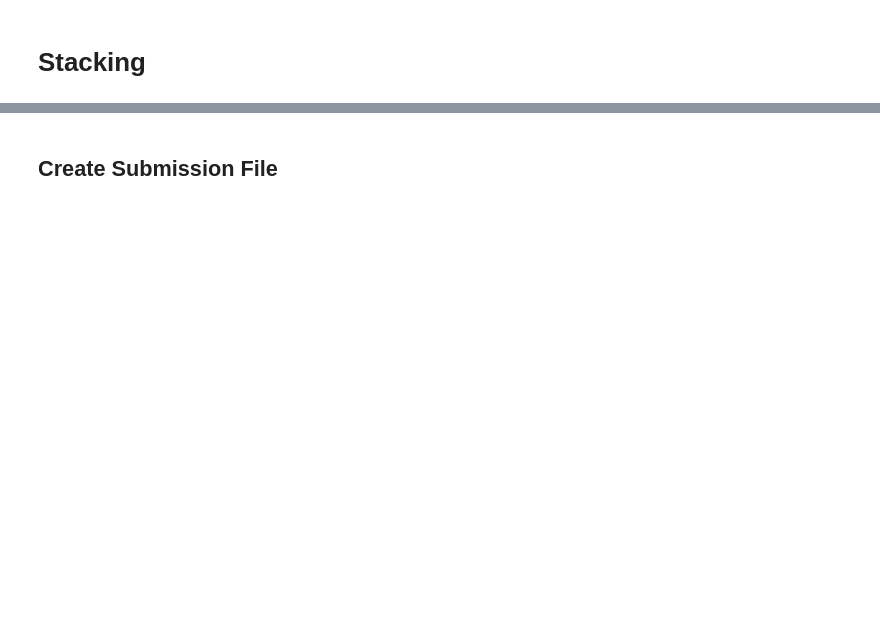
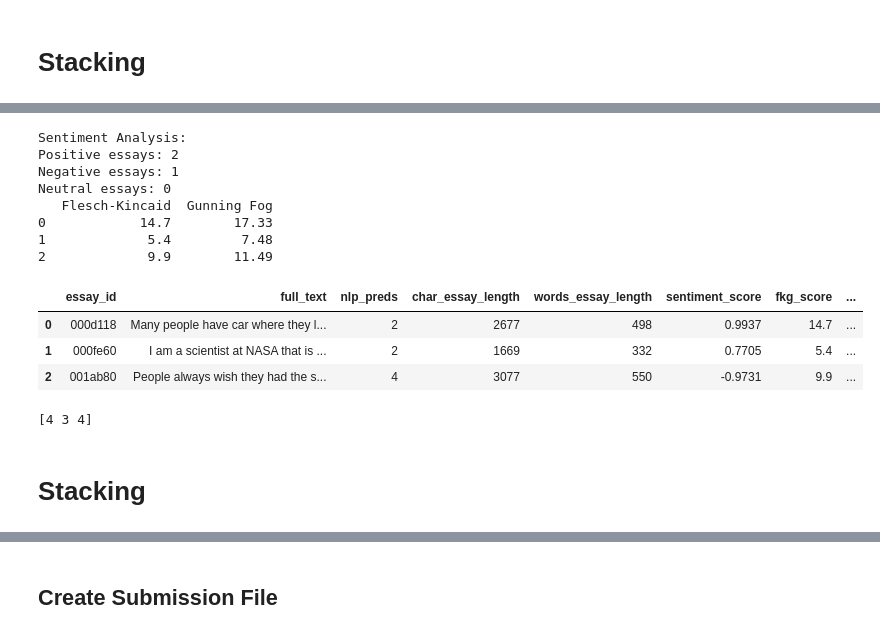
Before and after one commit to ramcav/AES-2.0-Essay-Score-Competition, a Jupyter notebook: aes-2-0-kerasnlp-starter.ipynb, the cells around one changed output, grey strips where cells are left out. Drawn from its saved outputs; the diff is of its cells as text; code cells hidden in the pictures; blank space fills up the shorter version.

```diff
--- a/aes-2-0-kerasnlp-starter.ipynb
+++ b/aes-2-0-kerasnlp-starter.ipynb
@@ -997,5 +951,2 @@ test_preds = np.sum((test_preds>0.5).astype(int), axis=-1).clip(1, 6)
 # %% [markdown]
 # Stacking
-# %%
-test_df["keras_preds"] = test_preds
-train_df["rf_preds"] = predictions
@@ -1001,0 +982,23 @@ train_df["rf_preds"] = predictions
+# %%
+calculate_essay_lengths(test_df, 'full_text')
+
+analyze_sentiment(test_df, 'full_text')
+
+test_readability_df = analyze_readability(test_df, 'full_text')
+test_df["fkg_score"] = test_readability_df["Flesch-Kincaid"]
+test_df["gf_score"] =test_readability_df["Gunning Fog"]
+
+test_df.head()
+# %% [output]
+Sentiment Analysis:
+Positive essays: 2
+Negative essays: 1
+Neutral essays: 0
+   Flesch-Kincaid  Gunning Fog
+0            14.7        17.33
+1             5.4         7.48
+2             9.9        11.49
+|  | essay_id | full_text | nlp_preds | char_essay_length | words_essay_length | sentiment_score | fkg_score | ... |
+| 0 | 000d118 | Many people have car where they l... | 2 | 2677 | 498 | 0.9937 | 14.7 | ... |
+| 1 | 000fe60 | I am a scientist at NASA that is ... | 2 | 1669 | 332 | 0.7705 | 5.4 | ... |
+| 2 | 001ab80 | People always wish they had the s... | 4 | 3077 | 550 | -0.9731 | 9.9 | ... |
@@ -1001,0 +1007,29 @@ train_df["rf_preds"] = predictions
+# %%
+# RANDOM FOREST META LEARNER: NEURAL NETWORK NLP STACKING + FEATURE ENGINEERING
+
+# Random Forest Classifier
+
+from sklearn.ensemble import RandomForestClassifier
+
+# Define the model
+model = RandomForestClassifier(n_estimators=100, random_state=CFG.seed)
+
+# Define the features and target
+features = final_train.drop(['score', 'essay_id', 'full_text', 'label'], axis=1)
+target = final_train['score']
+
+# Fit the model
+model.fit(features, target)
+
+# Get the feature importances
+feature_importances = model.feature_importances_
+
+# Test the model on the validation set
+test_features = test_df.drop(['essay_id', 'full_text'], axis=1)
+predictions = model.predict(test_features)
+
+print(predictions)
+# %% [output]
+[4 3 4]
+# %% [markdown]
+# Stacking
```
Also changed, not shown: parts of 30 cells of this notebook.
